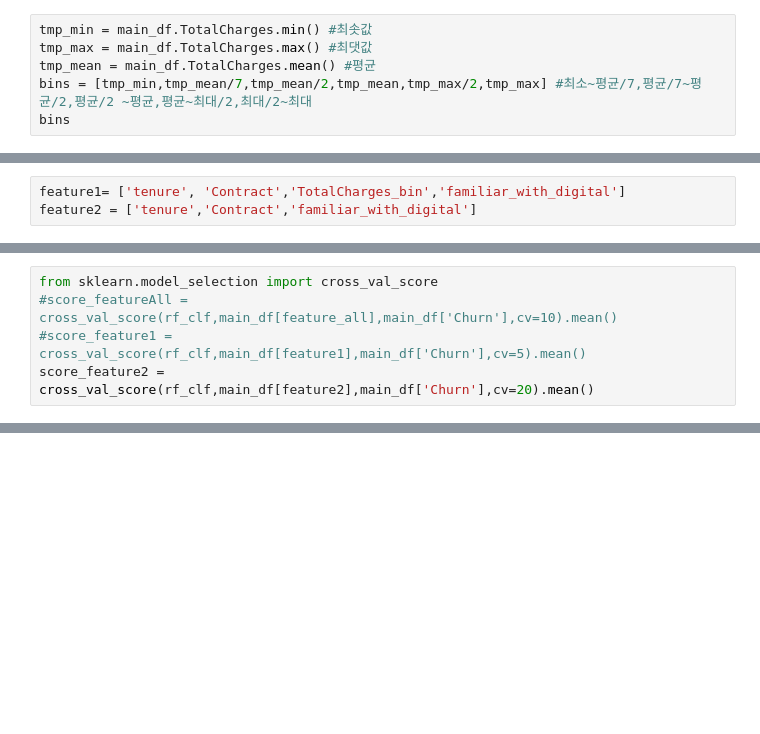
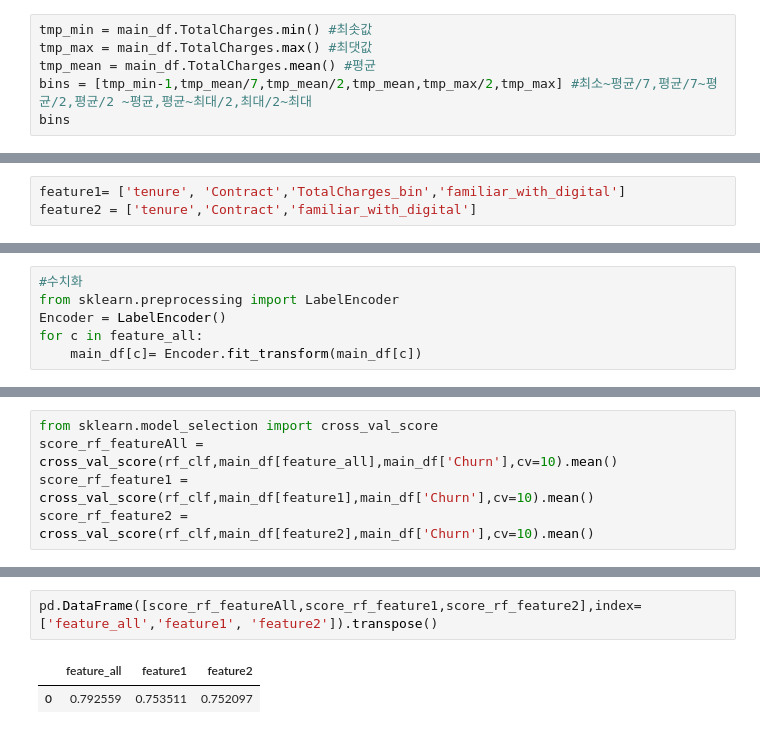
Before and after one commit to PingPingE/Kaggle-Telco_customer_churn, a Jupyter notebook: telco-customer-churn.ipynb, the cells around one changed output, grey strips where cells are left out. Saved outputs shown, nothing was run; the diff lists cells and outputs as text; blank space fills up the shorter version.

```diff
--- a/telco-customer-churn.ipynb
+++ b/telco-customer-churn.ipynb
@@ -259,6 +259,6 @@ main_df.TotalCharges.nunique()
 tmp_min = main_df.TotalCharges.min() #최솟값
 tmp_max = main_df.TotalCharges.max() #최댓값
 tmp_mean = main_df.TotalCharges.mean() #평균
-bins = [tmp_min,tmp_mean/7,tmp_mean/2,tmp_mean,tmp_max/2,tmp_max] #최소~평균/7,평균/7~평균/2,평균/2 ~평균,평균~최대/2,최대/2~최대
+bins = [tmp_min-1,tmp_mean/7,tmp_mean/2,tmp_mean,tmp_max/2,tmp_max] #최소~평균/7,평균/7~평균/2,평균/2 ~평균,평균~최대/2,최대/2~최대
 bins
 # %% [output]
@@ -625 +633,7 @@ feature2 = ['tenure','Contract','familiar_with_digital']
+# %%
+#수치화
+from sklearn.preprocessing import LabelEncoder
+Encoder = LabelEncoder()
+for c in feature_all:
+    main_df[c]= Encoder.fit_transform(main_df[c])
 # %%
@@ -658,5 +643,5 @@ memory usage: 172.3 KB
 # %%
 from sklearn.model_selection import cross_val_score
-#score_featureAll = cross_val_score(rf_clf,main_df[feature_all],main_df['Churn'],cv=10).mean()
-#score_feature1 = cross_val_score(rf_clf,main_df[feature1],main_df['Churn'],cv=5).mean()
-score_feature2 = cross_val_score(rf_clf,main_df[feature2],main_df['Churn'],cv=20).mean()
+score_rf_featureAll = cross_val_score(rf_clf,main_df[feature_all],main_df['Churn'],cv=10).mean()
+score_rf_feature1 = cross_val_score(rf_clf,main_df[feature1],main_df['Churn'],cv=10).mean()
+score_rf_feature2 = cross_val_score(rf_clf,main_df[feature2],main_df['Churn'],cv=10).mean()
@@ -666,0 +652,5 @@ score_feature2
+# %%
+pd.DataFrame([score_rf_featureAll,score_rf_feature1,score_rf_feature2],index=['feature_all','feature1', 'feature2']).transpose()
+# %% [output]
+|  | feature_all | feature1 | feature2 |
+| 0 | 0.792559 | 0.753511 | 0.752097 |
```
Also changed, not shown: parts of 16 cells of this notebook.
